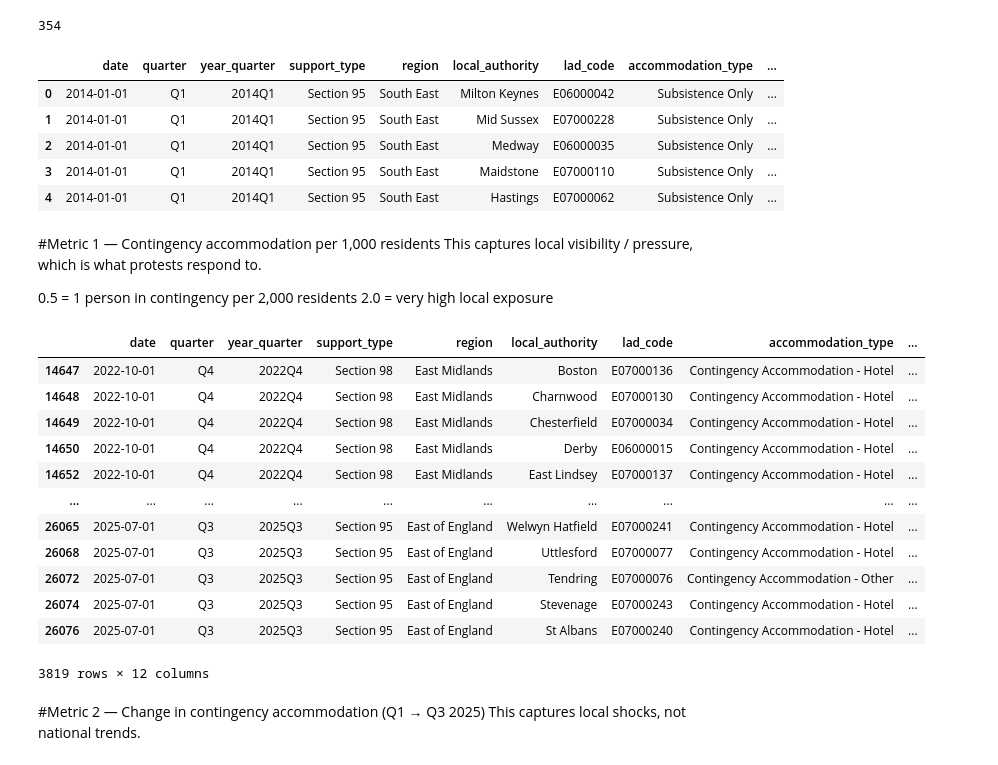
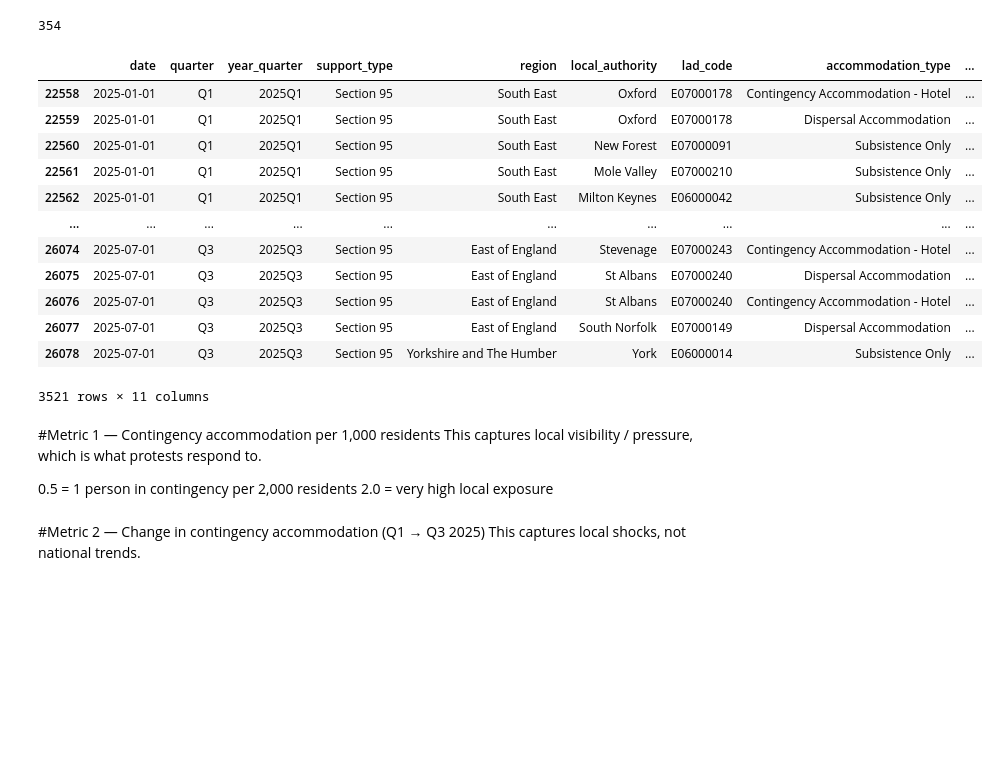
Before and after one commit to awenroberts/QM2-Project, a Jupyter notebook: FINAL_asylum_seekers_receiving_support_data.ipynb, the cells around one changed output. Saved outputs shown, nothing was run; the diff lists cells and outputs as text; code cells hidden in the pictures; blank space fills up the shorter version.

```diff
--- a/FINAL_asylum_seekers_receiving_support_data.ipynb
+++ b/FINAL_asylum_seekers_receiving_support_data.ipynb
@@ -340,0 +375,25 @@ df_merged = df.merge(
+# %%
+#merge population dataframe with asylum support dataframe by lad_code
+df_merged = df.merge(
+    pop_df[["lad_code", "population"]],
+    on="lad_code",
+    how="left"
+)
+df_merged = df_merged[(df_merged["date"]  >= "2025-01-01") & (df_merged["date"] <= "2025-12-31")]
+
+#group people by accomodation_type_clean
+df_merged
+# %% [output]
+|  | date | quarter | year_quarter | support_type | region | local_authority | lad_code | accommodation_type | ... |
+| 22558 | 2025-01-01 | Q1 | 2025Q1 | Section 95 | South East | Oxford | E07000178 | Contingency Accommodation - Hotel | ... |
+| 22559 | 2025-01-01 | Q1 | 2025Q1 | Section 95 | South East | Oxford | E07000178 | Dispersal Accommodation | ... |
+| 22560 | 2025-01-01 | Q1 | 2025Q1 | Section 95 | South East | New Forest | E07000091 | Subsistence Only | ... |
+| 22561 | 2025-01-01 | Q1 | 2025Q1 | Section 95 | South East | Mole Valley | E07000210 | Subsistence Only | ... |
+| 22562 | 2025-01-01 | Q1 | 2025Q1 | Section 95 | South East | Milton Keynes | E06000042 | Subsistence Only | ... |
+| ... | ... | ... | ... | ... | ... | ... | ... | ... | ... |
+| 26074 | 2025-07-01 | Q3 | 2025Q3 | Section 95 | East of England | Stevenage | E07000243 | Contingency Accommodation - Hotel | ... |
+| 26075 | 2025-07-01 | Q3 | 2025Q3 | Section 95 | East of England | St Albans | E07000240 | Dispersal Accommodation | ... |
+| 26076 | 2025-07-01 | Q3 | 2025Q3 | Section 95 | East of England | St Albans | E07000240 | Contingency Accommodation - Hotel | ... |
+| 26077 | 2025-07-01 | Q3 | 2025Q3 | Section 95 | East of England | South Norfolk | E07000149 | Dispersal Accommodation | ... |
+| 26078 | 2025-07-01 | Q3 | 2025Q3 | Section 95 | Yorkshire and The Humber | York | E06000014 | Subsistence Only | ... |
+3521 rows × 11 columns
@@ -341,12 +407,5 @@ df_merged = df.merge(
 # %%
-df_merged.head()
+df_merged
-# %% [output]
-|  | date | quarter | year_quarter | support_type | region | local_authority | lad_code | accommodation_type | ... |
-| 0 | 2014-01-01 | Q1 | 2014Q1 | Section 95 | South East | Milton Keynes | E06000042 | Subsistence Only | ... |
-| 1 | 2014-01-01 | Q1 | 2014Q1 | Section 95 | South East | Mid Sussex | E07000228 | Subsistence Only | ... |
-| 2 | 2014-01-01 | Q1 | 2014Q1 | Section 95 | South East | Medway | E06000035 | Subsistence Only | ... |
-| 3 | 2014-01-01 | Q1 | 2014Q1 | Section 95 | South East | Maidstone | E07000110 | Subsistence Only | ... |
-| 4 | 2014-01-01 | Q1 | 2014Q1 | Section 95 | South East | Hastings | E07000062 | Subsistence Only | ... |
 # %% [markdown]
 #Metric 1 — Contingency accommodation per 1,000 residents
 This captures local visibility / pressure, which is what protests respond to.
@@ -357,23 +416,4 @@ This captures local visibility / pressure, which is what protests respond to.
 contingency_df = df_merged[
     df_merged["accommodation_type_clean"] == "Contingency Accommodation"
 ].copy()
-
-contingency_df["contingency_per_1000"] = (
-    contingency_df["people"] / contingency_df["population"]
-) * 1000
-
 contingency_df
-# %% [output]
-|  | date | quarter | year_quarter | support_type | region | local_authority | lad_code | accommodation_type | ... |
-| 14647 | 2022-10-01 | Q4 | 2022Q4 | Section 98 | East Midlands | Boston | E07000136 | Contingency Accommodation - Hotel | ... |
-| 14648 | 2022-10-01 | Q4 | 2022Q4 | Section 98 | East Midlands | Charnwood | E07000130 | Contingency Accommodation - Hotel | ... |
-| 14649 | 2022-10-01 | Q4 | 2022Q4 | Section 98 | East Midlands | Chesterfield | E07000034 | Contingency Accommodation - Hotel | ... |
-| 14650 | 2022-10-01 | Q4 | 2022Q4 | Section 98 | East Midlands | Derby | E06000015 | Contingency Accommodation - Hotel | ... |
-| 14652 | 2022-10-01 | Q4 | 2022Q4 | Section 98 | East Midlands | East Lindsey | E07000137 | Contingency Accommodation - Hotel | ... |
-| ... | ... | ... | ... | ... | ... | ... | ... | ... | ... |
-| 26065 | 2025-07-01 | Q3 | 2025Q3 | Section 95 | East of England | Welwyn Hatfield | E07000241 | Contingency Accommodation - Hotel | ... |
-| 26068 | 2025-07-01 | Q3 | 2025Q3 | Section 95 | East of England | Uttlesford | E07000077 | Contingency Accommodation - Hotel | ... |
-| 26072 | 2025-07-01 | Q3 | 2025Q3 | Section 95 | East of England | Tendring | E07000076 | Contingency Accommodation - Other | ... |
-| 26074 | 2025-07-01 | Q3 | 2025Q3 | Section 95 | East of England | Stevenage | E07000243 | Contingency Accommodation - Hotel | ... |
-| 26076 | 2025-07-01 | Q3 | 2025Q3 | Section 95 | East of England | St Albans | E07000240 | Contingency Accommodation - Hotel | ... |
-3819 rows × 12 columns
```
Also changed, not shown: parts of 23 cells of this notebook.
